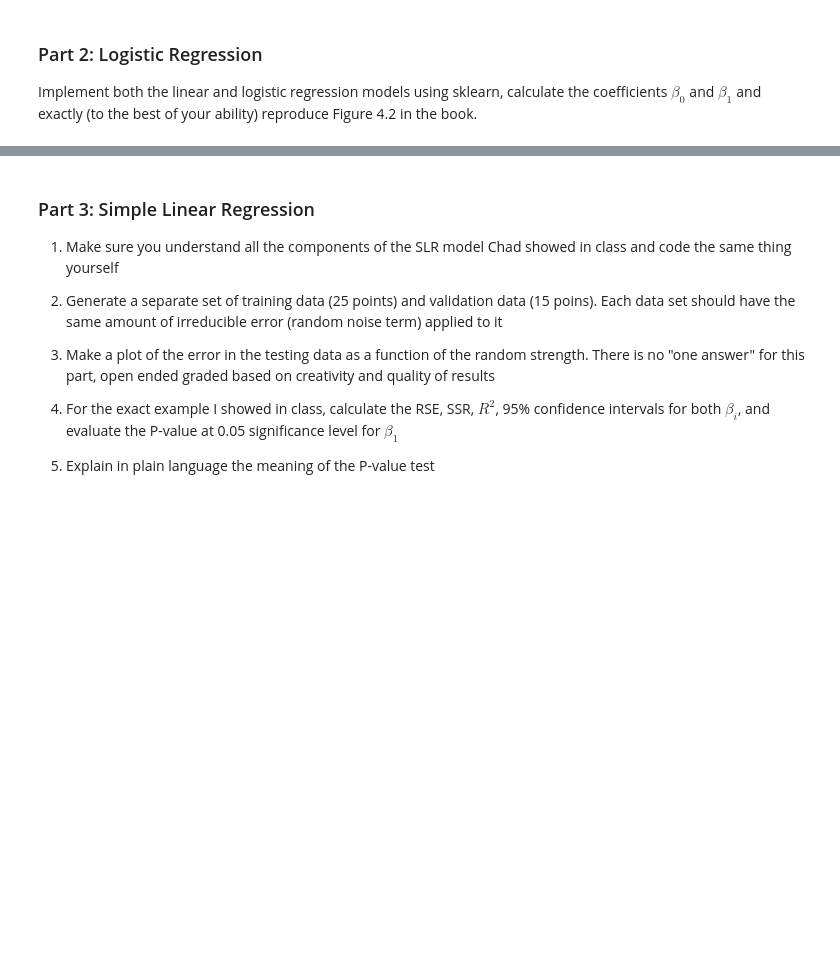
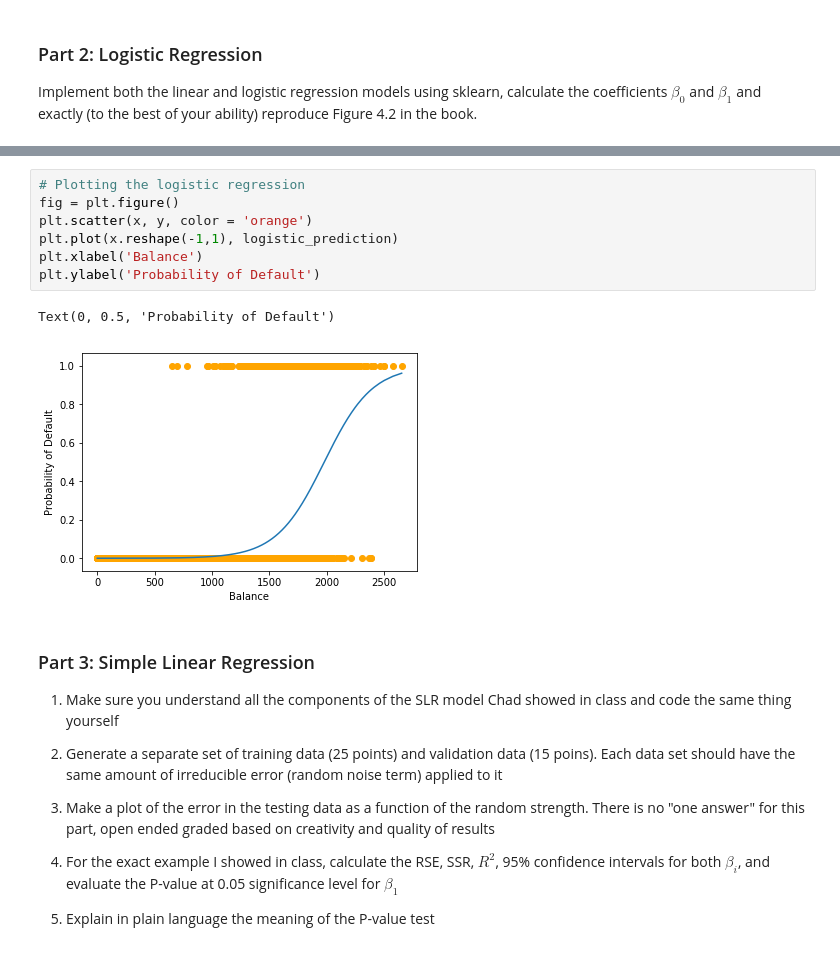
Before and after one commit to jrodguez/regression_methods, a Jupyter notebook: HW4.ipynb, the cells around one changed output, grey strips where cells are left out. Drawn from its saved outputs; the diff is of its cells as text; blank space fills up the shorter version.

```diff
--- a/HW4.ipynb
+++ b/HW4.ipynb
@@ -35,3 +140,13 @@ Implement both the linear and logistic regression models using sklearn, calculat
+# %%
+# Plotting the logistic regression
+fig = plt.figure()
+plt.scatter(x, y, color = 'orange')
+plt.plot(x.reshape(-1,1), logistic_prediction)
+plt.xlabel('Balance')
+plt.ylabel('Probability of Default')
+# %% [output]
+Text(0, 0.5, 'Probability of Default')
+[figure, added]
 # %% [markdown]
 ### Part 3: Simple Linear Regression
 
```
Also changed, not shown: parts of 39 cells of this notebook.
